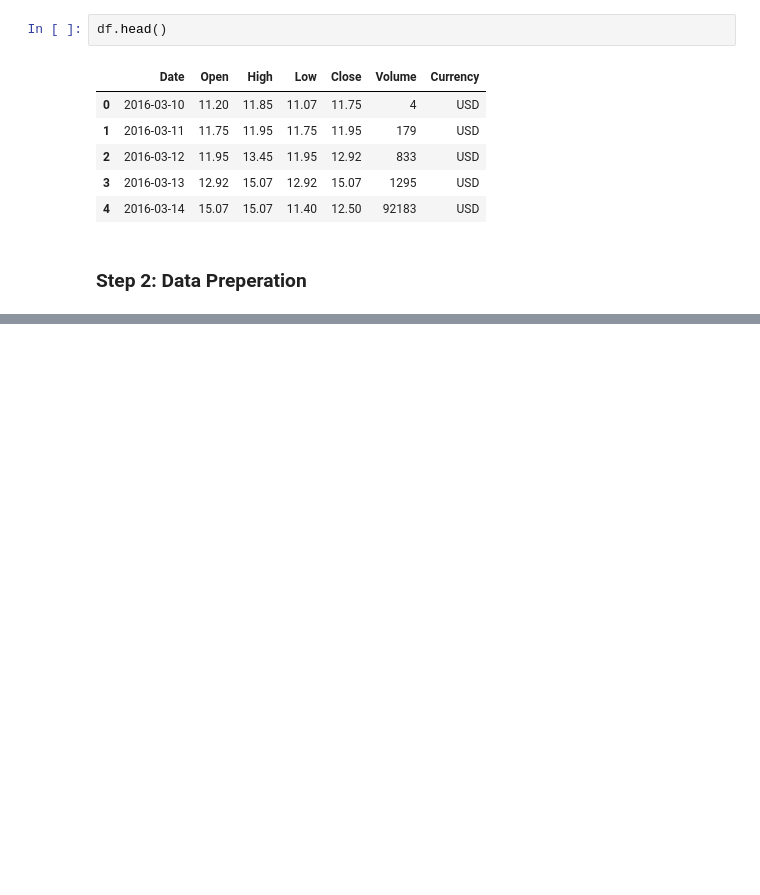
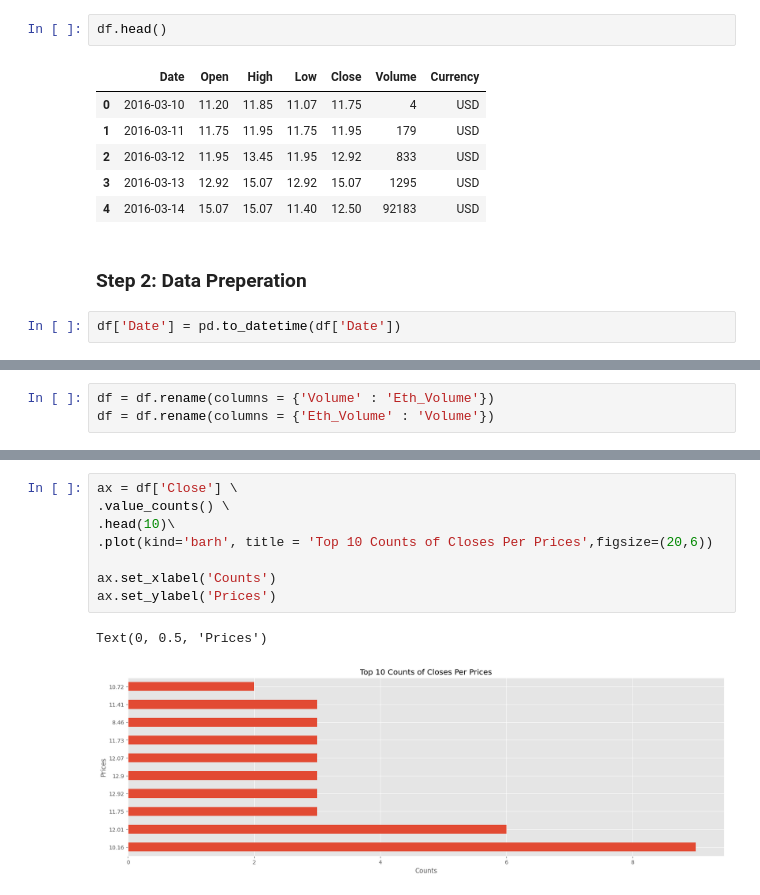
Before and after one commit to kaan4dev/cryptoAnalysis, a Jupyter notebook: coins.ipynb, the cells around one changed output, grey strips where cells are left out. Cells and saved outputs as stored; diff of their text form; blank space fills up the shorter version.

```diff
--- a/coins.ipynb
+++ b/coins.ipynb
@@ -53,3 +53,5 @@ df.head()
 | 4 | 2016-03-14 | 15.07 | 15.07 | 11.40 | 12.50 | 92183 | USD |
 # %% [markdown]
 ### Step 2: Data Preperation
+# %%
+df['Date'] = pd.to_datetime(df['Date'])
@@ -55,0 +62,3 @@ df.head()
+# %%
+df = df.rename(columns = {'Volume' : 'Eth_Volume'})
+df = df.rename(columns = {'Eth_Volume' : 'Volume'})
@@ -55,0 +124,11 @@ df.head()
+# %%
+ax = df['Close'] \
+.value_counts() \
+.head(10)\
+.plot(kind='barh', title = 'Top 10 Counts of Closes Per Prices',figsize=(20,6))
+
+ax.set_xlabel('Counts')
+ax.set_ylabel('Prices')
+# %% [output]
+Text(0, 0.5, 'Prices')
+[figure, added]
```
Also changed, not shown: parts of 13 cells of this notebook, 8 other files.
